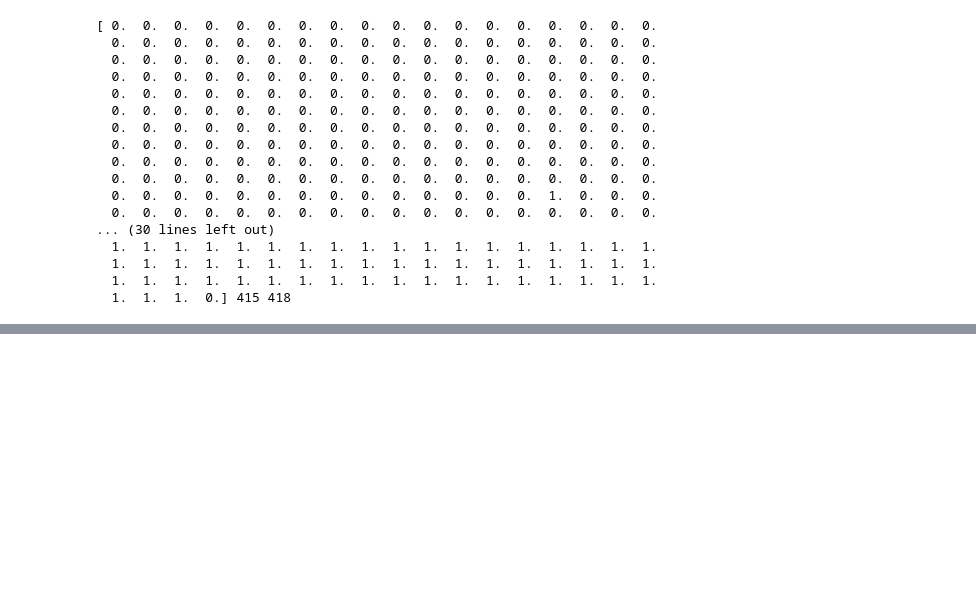
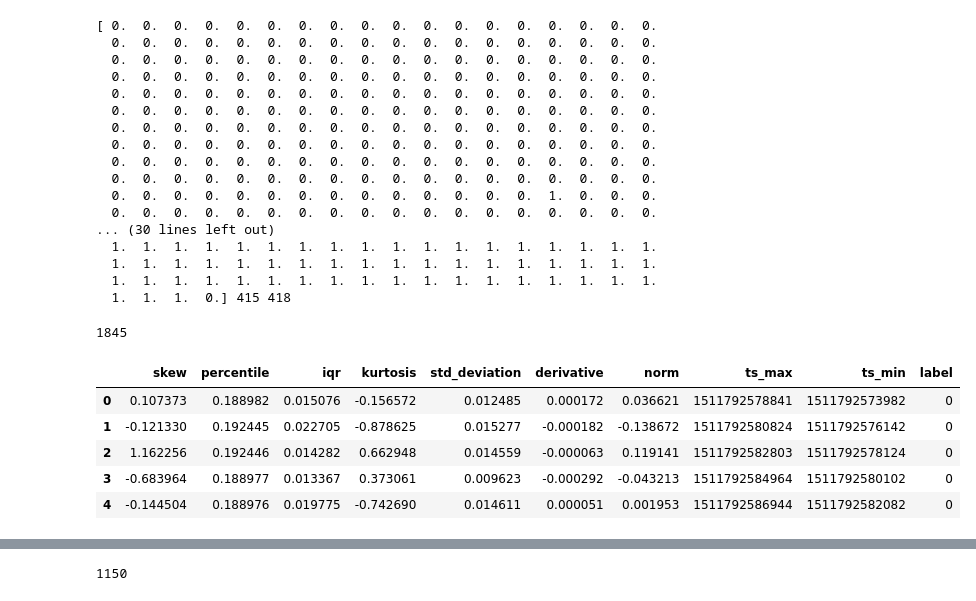
Before and after one commit to nithishr/activity_recognition, a Jupyter notebook: Test_Android_Raw.ipynb, the cells around one changed output, grey strips where cells are left out. Drawn from its saved outputs; the diff is of its cells as text; code cells hidden in the pictures; blank space fills up the shorter version.

```diff
--- a/Test_Android.ipynb
+++ b/Test_Android_Raw.ipynb
@@ -475,0 +545,15 @@ print(edp, (edp==1).sum(),len(edp))
+# %%
+pressure_features = pd.concat([w_frame, su_frame, sd_frame, lu_frame, ld_frame, eu_frame, ed_frame])
+print(len(pressure_features))
+pressure_features = pressure_features.reset_index(drop=True)
+# %% [output]
+1845
+# %%
+display(pressure_features.head(), pressure_features.tail())
+# %% [output]
+|  | skew | percentile | iqr | kurtosis | std_deviation | derivative | norm | ts_max | ts_min | label |
+| 0 | 0.107373 | 0.188982 | 0.015076 | -0.156572 | 0.012485 | 0.000172 | 0.036621 | 1511792578841 | 1511792573982 | 0 |
+| 1 | -0.121330 | 0.192445 | 0.022705 | -0.878625 | 0.015277 | -0.000182 | -0.138672 | 1511792580824 | 1511792576142 | 0 |
+| 2 | 1.162256 | 0.192446 | 0.014282 | 0.662948 | 0.014559 | -0.000063 | 0.119141 | 1511792582803 | 1511792578124 | 0 |
+| 3 | -0.683964 | 0.188977 | 0.013367 | 0.373061 | 0.009623 | -0.000292 | -0.043213 | 1511792584964 | 1511792580102 | 0 |
+| 4 | -0.144504 | 0.188976 | 0.019775 | -0.742690 | 0.014611 | 0.000051 | 0.001953 | 1511792586944 | 1511792582082 | 0 |
@@ -475,0 +566,6 @@ print(edp, (edp==1).sum(),len(edp))
+# %%
+acc_features = pd.concat([sua_frame, sda_frame, eua_frame, eda_frame, lua_frame, lda_frame, wa_frame])
+print(len(acc_features))
+acc_features = acc_features.reset_index(drop=True)
+# %% [output]
+1150
```
Also changed, not shown: parts of 9 cells of this notebook, 1 other file.
